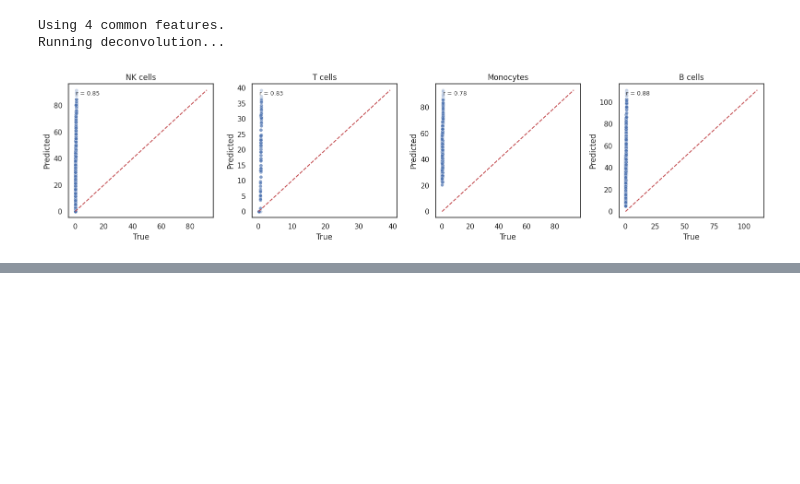
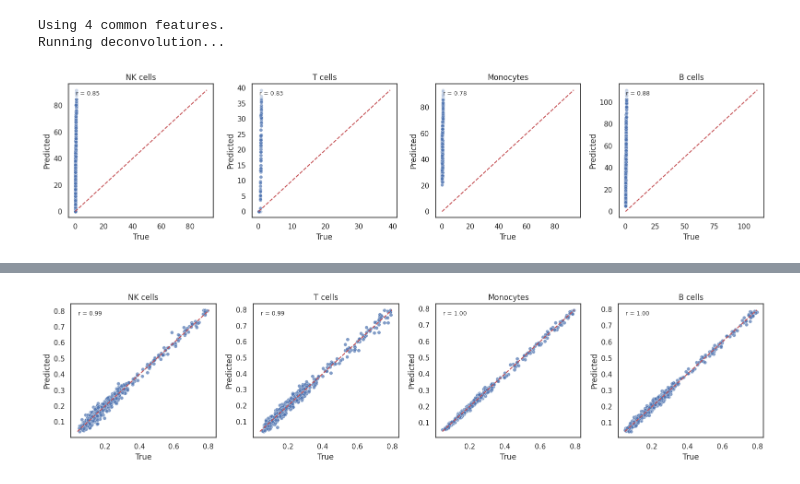
Before and after one commit to Eastmanmd/DECONVersation, a Jupyter notebook: tutorials/deconvolution_using_PCA_on_pseudobulk.ipynb, the cells around one changed output, grey strips where cells are left out. Drawn from its saved outputs; the diff is of its cells as text; code cells hidden in the pictures; blank space fills up the shorter version.

```diff
--- a/tutorials/deconvolution_using_PCA_on_pseudobulk.ipynb
+++ b/tutorials/deconvolution_using_PCA_on_pseudobulk.ipynb
@@ -184,0 +212,11 @@ Running deconvolution...
+# %%
+plot_true_vs_predicted(
+    y_true_df = cell_prop,
+    y_pred_df = cell_prop_pred,
+    stratify_by_celltype= True,
+    dot_size = 30,n_cols=4,
+    figsize_per_plot = (4,4)
+
+)
+# %% [output]
+[figure, added]
```
Also changed, not shown: parts of 7 cells of this notebook, 1 other file.
